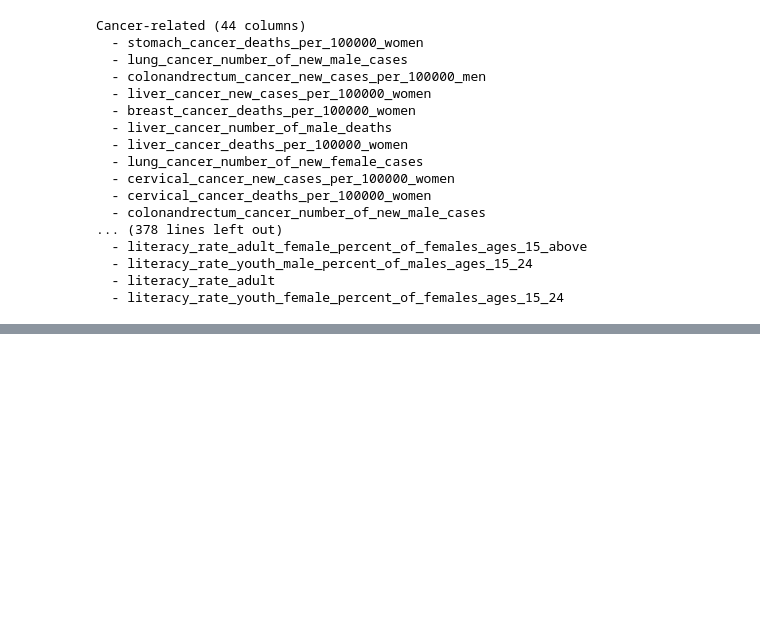
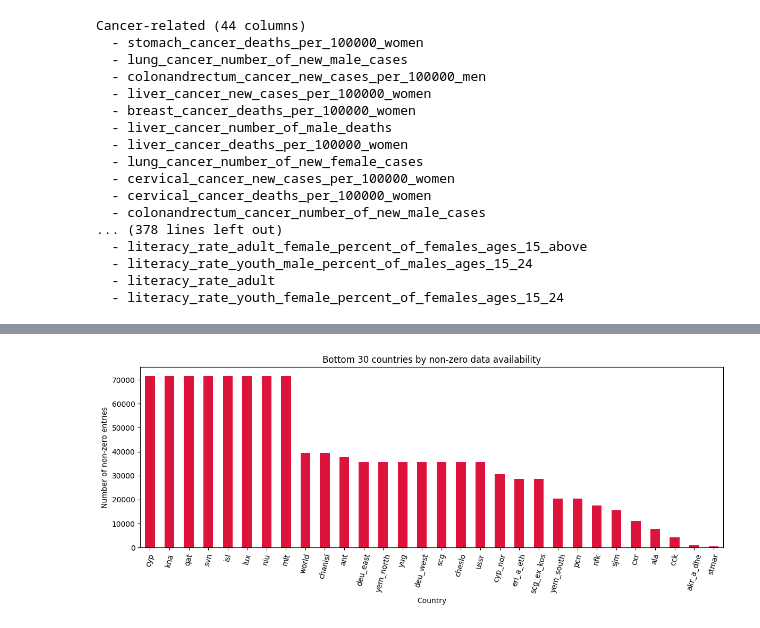
Before and after one commit to sazbula/BeyondStats, a Jupyter notebook: data notebooks/eda_01.ipynb, the cells around one changed output, grey strips where cells are left out. Cells and saved outputs as stored; diff of their text form; code cells hidden in the pictures; blank space fills up the shorter version.

```diff
--- a/data notebooks/eda_01.ipynb
+++ b/data notebooks/eda_01.ipynb
@@ -120,0 +184,13 @@ Cancer-related (44 columns)
+# %%
+bottom_n = 30
+
+plt.figure(figsize=(12, 5))
+non_zero_per_country.tail(bottom_n).plot(kind="bar", color="crimson")
+plt.ylabel("Number of non-zero entries")
+plt.xlabel("Country")
+plt.title(f"Bottom {bottom_n} countries by non-zero data availability")
+plt.xticks(rotation=75)
+plt.tight_layout()
+plt.show()
+# %% [output]
+[figure, added]
```
Also changed, not shown: parts of 6 cells of this notebook.
